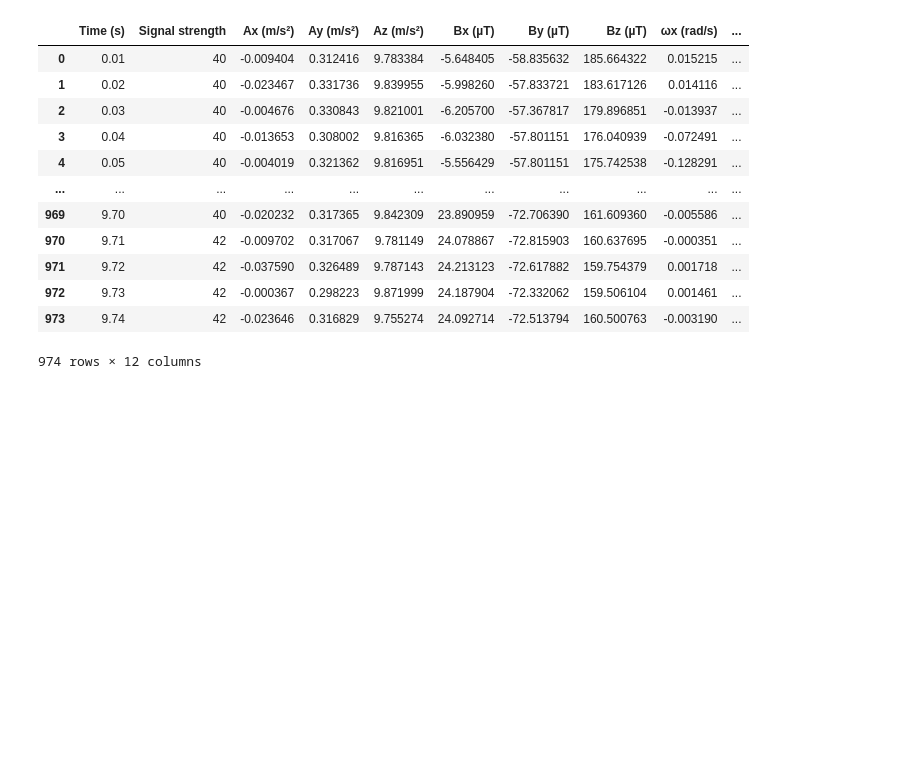
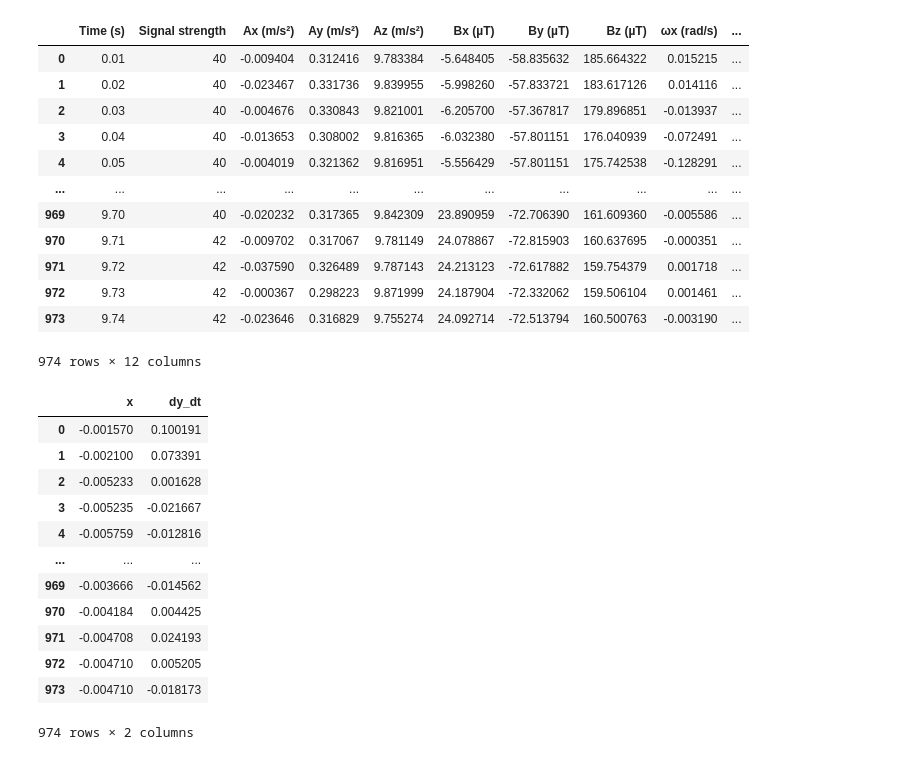
Before and after one commit to Faith-Qiao/physics5bl, a Jupyter notebook: lab12/lab12.ipynb, the cells around one changed output. Saved outputs shown, nothing was run; the diff lists cells and outputs as text; code cells hidden in the pictures; blank space fills up the shorter version.

```diff
--- a/lab12/lab12.ipynb
+++ b/lab12/lab12.ipynb
@@ -194,0 +185,29 @@ averaged_data = data.groupby('x', as_index=False).mean()
+# %%
+y = part2['By (µT)']/1000
+time = part2['Time (s)']
+x = part2['Voltage (mV)']
+
+
+dy_dt = [(y[i+1] - y[i-1]) / (time[i+1] - time[i-1]) for i in range(1, len(y)-1)]
+dy_dt.insert(0, (y[1] - y[0]) / (time[1] - time[0]))  # Forward difference for the first point
+dy_dt.append((y[len(y)-1] - y[len(y)-2]) / (time[len(time)-1] - time[len(time)-2])) # Backward difference for the last point
+
+dy_dt = np.array(dy_dt)  # Convert to a NumPy array
+
+# Create a DataFrame and group by rounded x values
+data = pd.DataFrame({'x': x, 'dy_dt': dy_dt})
+data
+# %% [output]
+|  | x | dy_dt |
+| 0 | -0.001570 | 0.100191 |
+| 1 | -0.002100 | 0.073391 |
+| 2 | -0.005233 | 0.001628 |
+| 3 | -0.005235 | -0.021667 |
+| 4 | -0.005759 | -0.012816 |
+| ... | ... | ... |
+| 969 | -0.003666 | -0.014562 |
+| 970 | -0.004184 | 0.004425 |
+| 971 | -0.004708 | 0.024193 |
+| 972 | -0.004710 | 0.005205 |
+| 973 | -0.004710 | -0.018173 |
+974 rows × 2 columns
```
Also changed, not shown: parts of 8 cells of this notebook, 1 other file.
